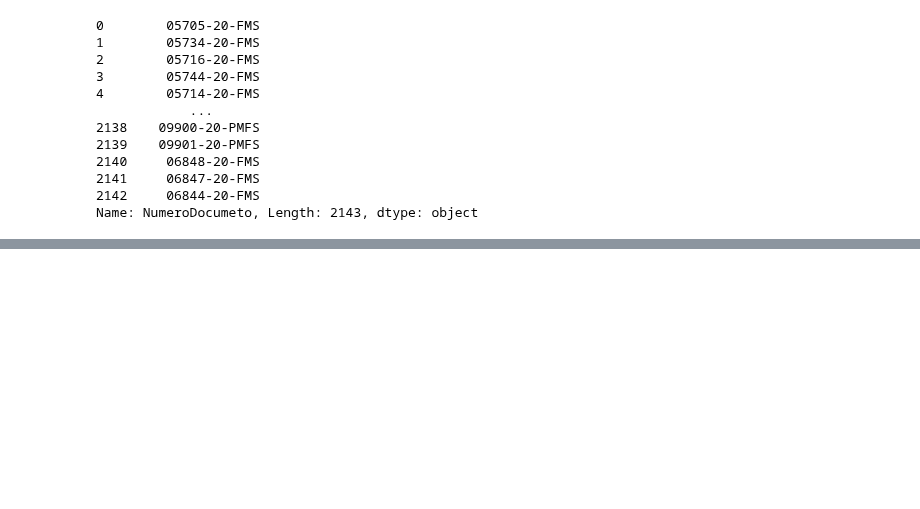
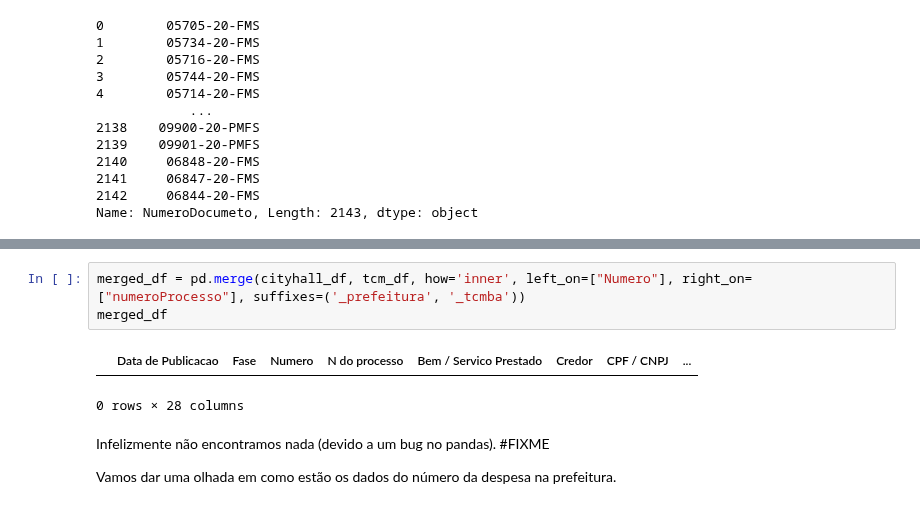
Before and after one commit to DadosAbertosDeFeira/analises, a Jupyter notebook: analysis/2020-12-01-anapaulagomes-consistencia-dos-dados.ipynb, the cells around one changed output, grey strips where cells are left out. Drawn from its saved outputs; the diff is of its cells as text; blank space fills up the shorter version.

```diff
--- a/analysis/2020-12-01-anapaulagomes-consistencia-dos-dados.ipynb
+++ b/analysis/2020-12-01-anapaulagomes-consistencia-dos-dados.ipynb
@@ -112,0 +167,10 @@ Name: NumeroDocumeto, Length: 2143, dtype: object
+# %%
+merged_df = pd.merge(cityhall_df, tcm_df, how='inner', left_on=["Numero"], right_on=["numeroProcesso"], suffixes=('_prefeitura', '_tcmba'))
+merged_df
+# %% [output]
+|  | Data de Publicacao | Fase | Numero | N do processo | Bem / Servico Prestado | Credor | CPF / CNPJ | ... |
+0 rows × 28 columns
+# %% [markdown]
+Infelizmente não encontramos nada (devido a um bug no pandas). #FIXME
+
+Vamos dar uma olhada em como estão os dados do número da despesa na prefeitura.
```
Also changed, not shown: parts of 14 cells of this notebook, 1 other file.
